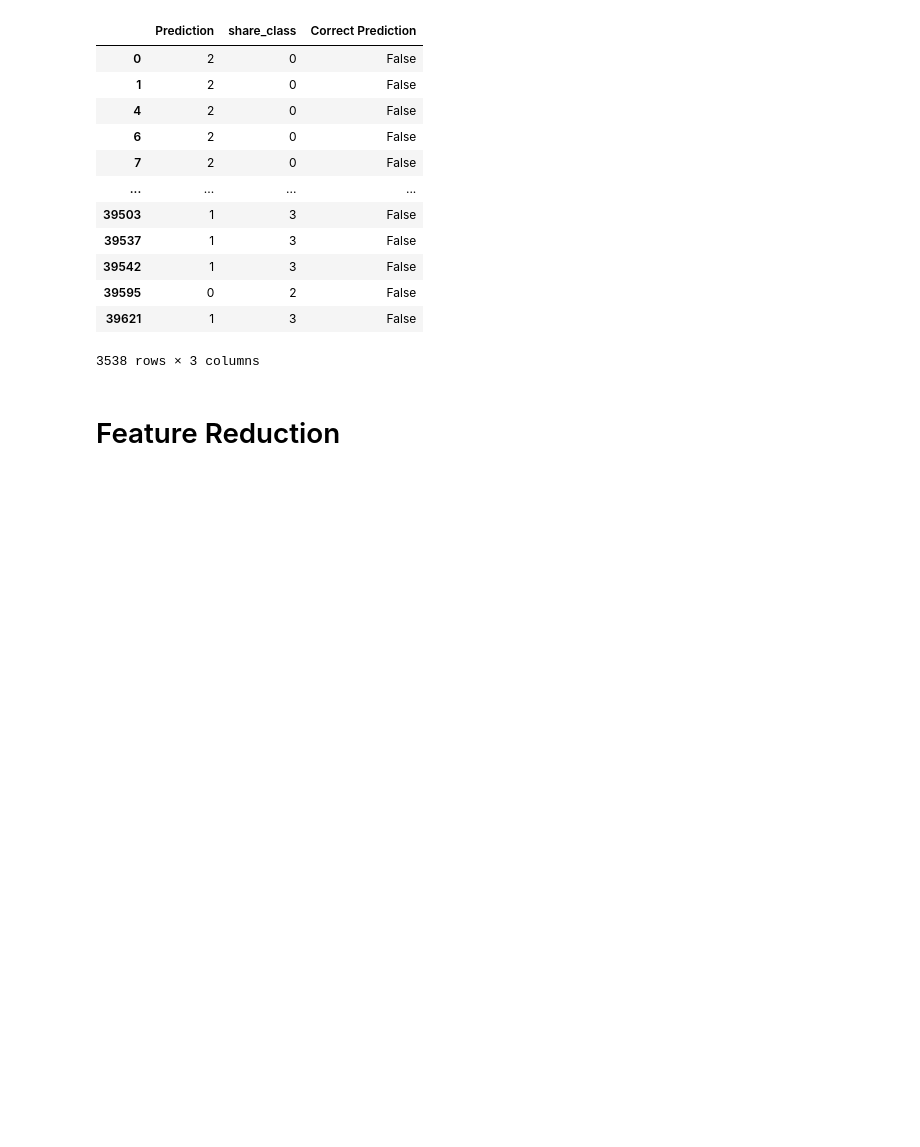
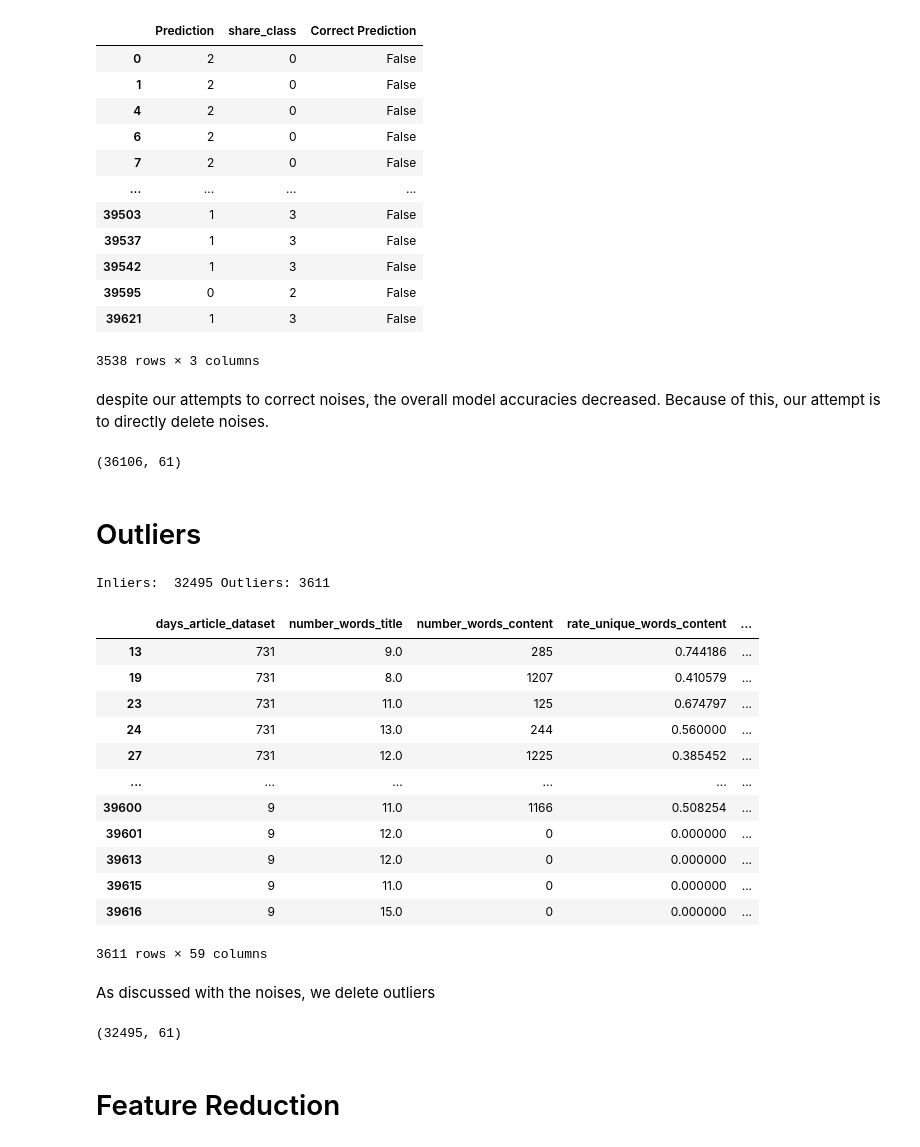
Before and after one commit to proohit/trends-in-ds-team1, a Jupyter notebook: onp_preprocessing.ipynb, the cells around one changed output. Drawn from its saved outputs; the diff is of its cells as text; code cells hidden in the pictures; blank space fills up the shorter version.

Commit message:
added noise, outliers, feature scaling, pca

```diff
--- a/onp_preprocessing.ipynb
+++ b/onp_preprocessing.ipynb
@@ -1,7 +1,7 @@
 # %%
 from datasets import popularity_dataset
 
-popularity_data = popularity_dataset()
+popularity_data = popularity_dataset().drop('days_article_dataset', axis=1)
 
 # popularity_data = popularity_data.sample(frac=.2, random_state=1)
 # %% [markdown]
@@ -183,6 +183,48 @@ False predictions
 | 39595 | 0 | 2 | False |
 | 39621 | 1 | 3 | False |
 3538 rows × 3 columns
+# %% [markdown]
+despite our attempts to correct noises, the overall model accuracies decreased. Because of this, our attempt is to directly delete noises.
+# %%
+popularity_data.drop(delta_result.index, inplace=True)
+
+display(popularity_data.shape)
+# %% [output]
+(36106, 61)
+# %% [markdown]
+# Outliers
+# %%
+from datasets import get_outliers
+
+x = popularity_data.drop(' shares', axis=1).drop('share_class', axis=1)
+y = popularity_data['share_class']
+
+outliers = get_outliers(x,y)
+
+display(outliers)
+# %% [output]
+Inliers:  32495 Outliers: 3611
+|  | days_article_dataset | number_words_title | number_words_content | rate_unique_words_content | ... |
+| 13 | 731 | 9.0 | 285 | 0.744186 | ... |
+| 19 | 731 | 8.0 | 1207 | 0.410579 | ... |
+| 23 | 731 | 11.0 | 125 | 0.674797 | ... |
+| 24 | 731 | 13.0 | 244 | 0.560000 | ... |
+| 27 | 731 | 12.0 | 1225 | 0.385452 | ... |
+| ... | ... | ... | ... | ... | ... |
+| 39600 | 9 | 11.0 | 1166 | 0.508254 | ... |
+| 39601 | 9 | 12.0 | 0 | 0.000000 | ... |
+| 39613 | 9 | 12.0 | 0 | 0.000000 | ... |
+| 39615 | 9 | 11.0 | 0 | 0.000000 | ... |
+| 39616 | 9 | 15.0 | 0 | 0.000000 | ... |
+3611 rows × 59 columns
+# %% [markdown]
+As discussed with the noises, we delete outliers
+# %%
+popularity_data.drop(outliers.index, inplace=True)
+
+display(popularity_data.shape)
+# %% [output]
+(32495, 61)
 # %% [markdown]
 # Feature Reduction
 # %% [markdown]
```
Also changed, not shown: parts of 6 cells of this notebook, 1 other file.
